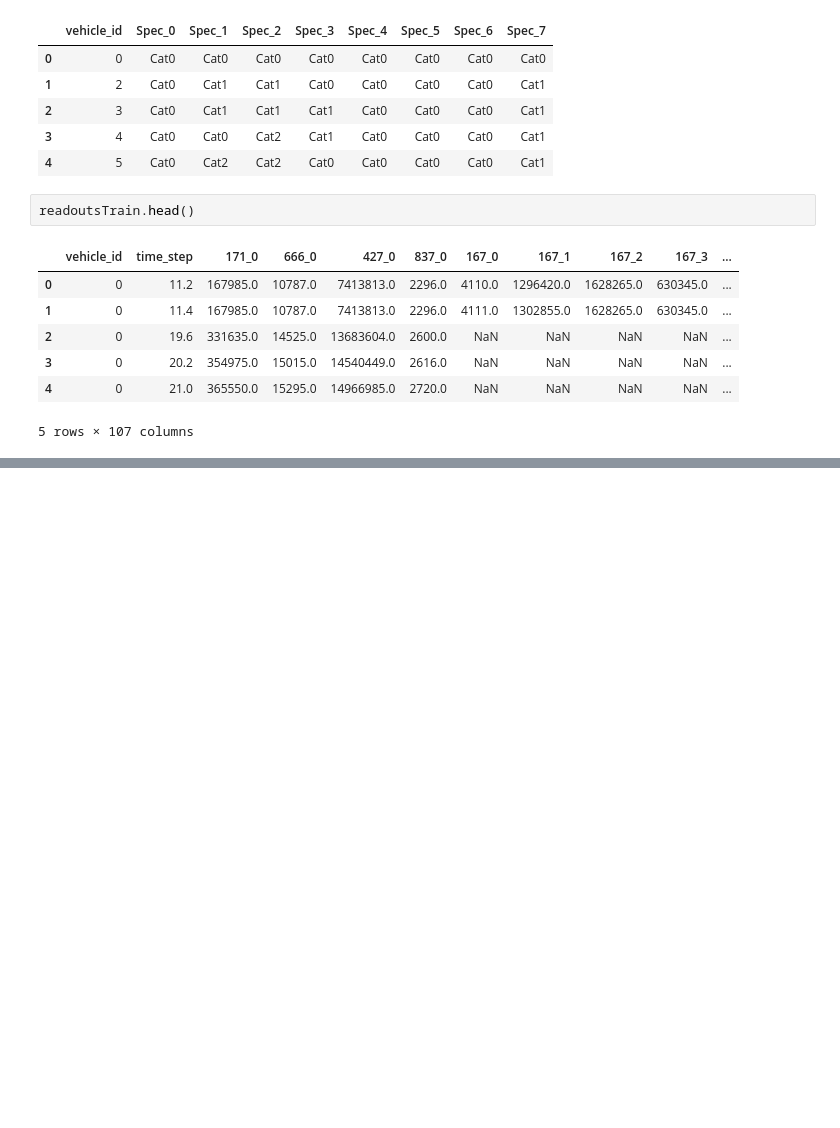
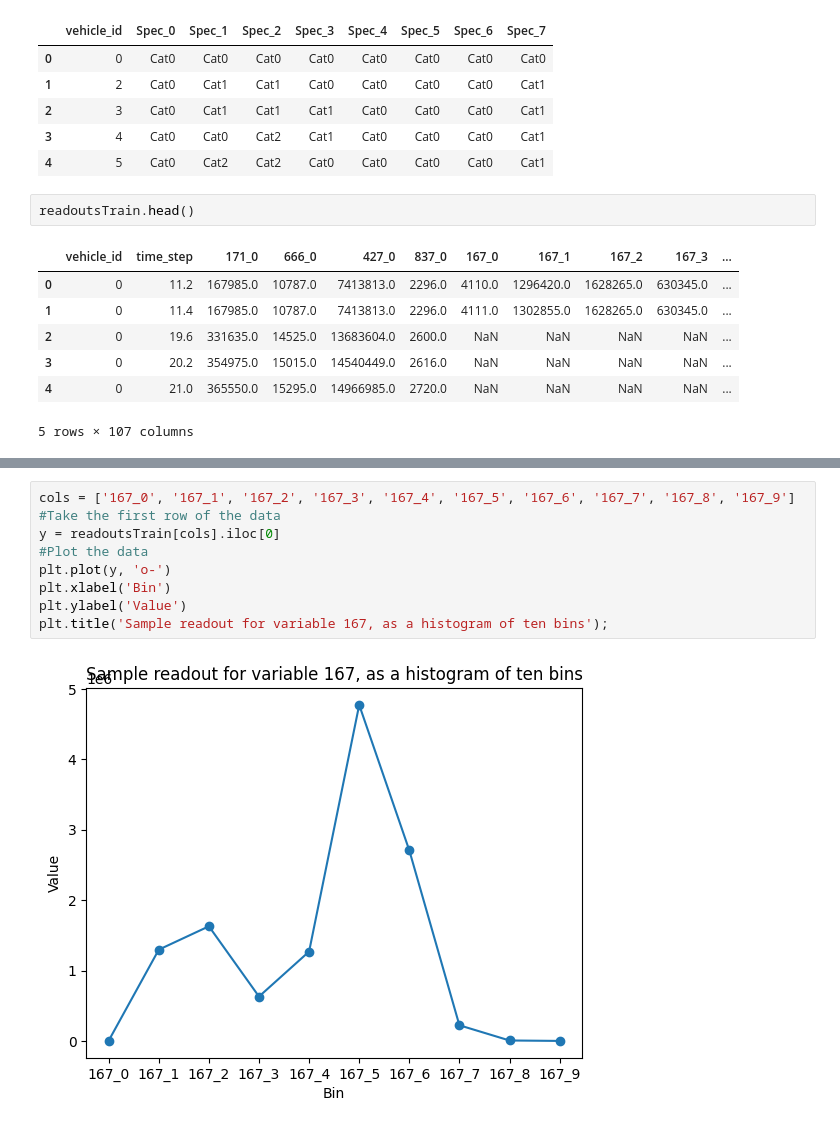
Before and after one commit to cerionXLII/ComponentX, a Jupyter notebook: src/componentX.ipynb, the cells around one changed output, grey strips where cells are left out. Cells and saved outputs as stored; diff of their text form; blank space fills up the shorter version.

Commit message:
Initial data discovery

```diff
--- a/src/componentX.ipynb
+++ b/src/componentX.ipynb
@@ -50,0 +97,11 @@ readoutsTrain.head()
+# %%
+cols = ['167_0', '167_1', '167_2', '167_3', '167_4', '167_5', '167_6', '167_7', '167_8', '167_9']
+#Take the first row of the data
+y = readoutsTrain[cols].iloc[0]
+#Plot the data
+plt.plot(y, 'o-')
+plt.xlabel('Bin')
+plt.ylabel('Value')
+plt.title('Sample readout for variable 167, as a histogram of ten bins');
+# %% [output]
+[figure, added]
```
Also changed, not shown: parts of 23 cells of this notebook.
